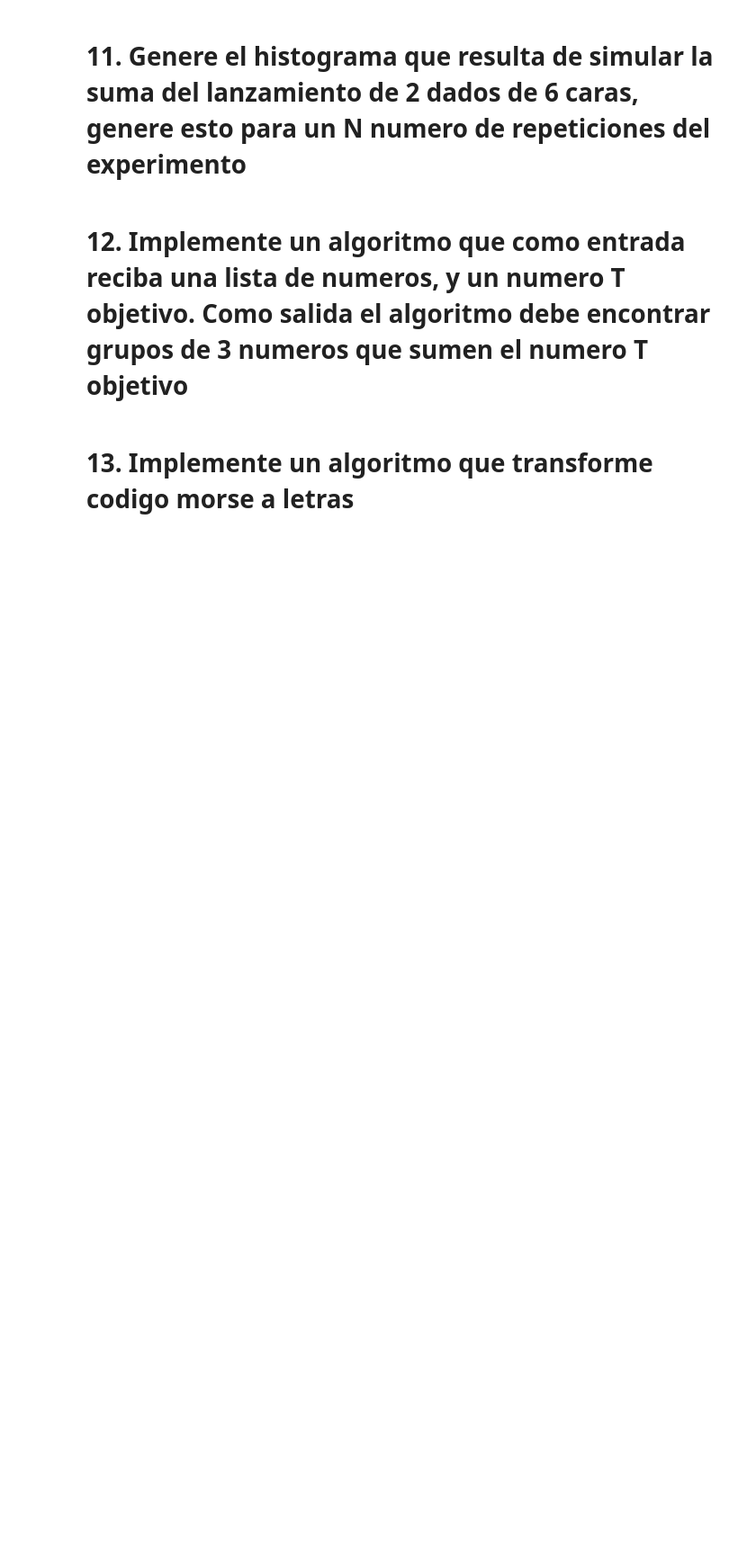
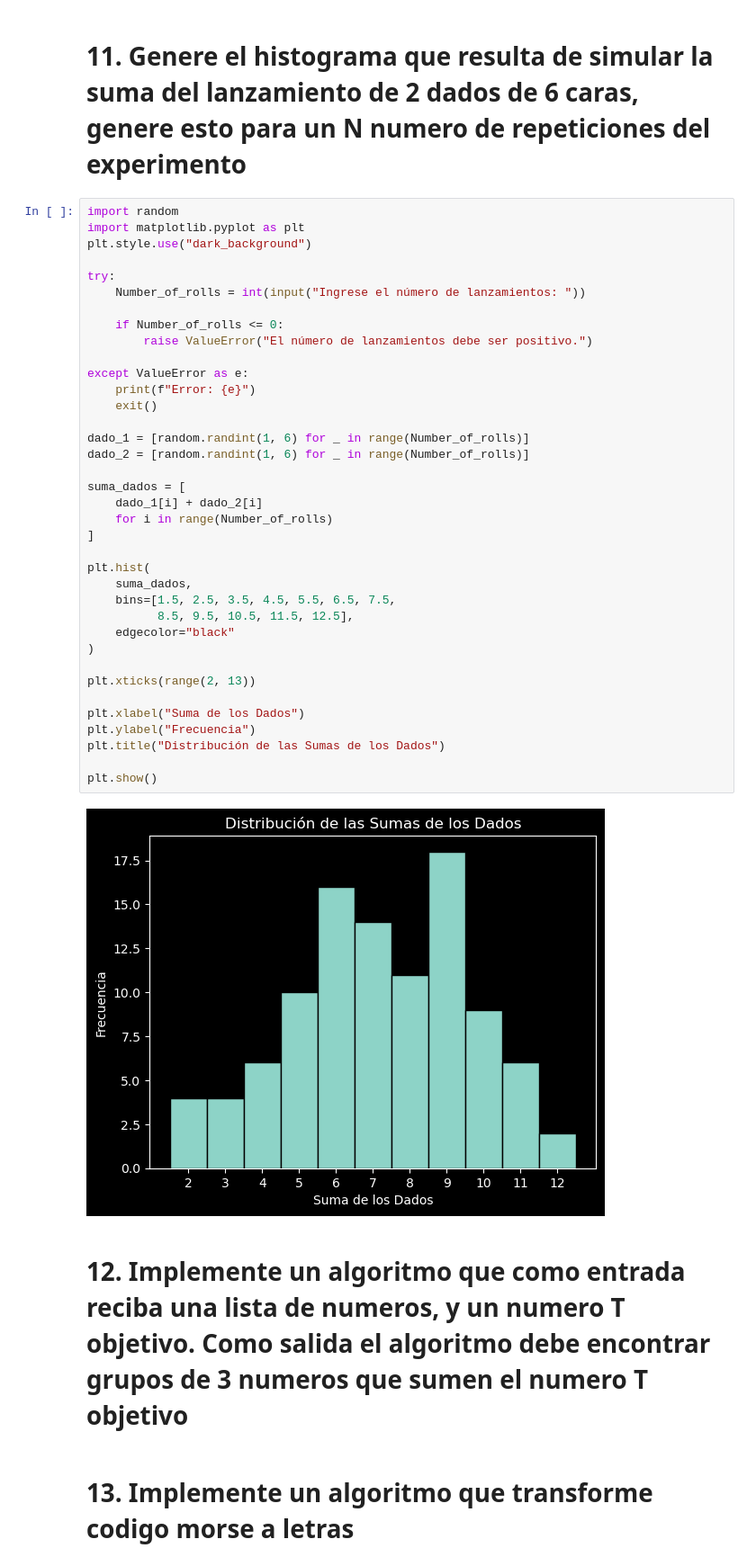
Before and after one commit to Juanse2316/computaci-n_cient-fica, a Jupyter notebook: Taller_corte_1.ipynb, the cells around one changed output. Shown at 90% size. Saved outputs shown, nothing was run; the diff lists cells and outputs as text; blank space fills up the shorter version.

```diff
--- a/Taller_corte_1.ipynb
+++ b/Taller_corte_1.ipynb
@@ -188,5 +475,44 @@ Convierte la cadena "AAABBCDDDD" en "A3B2C1D4"
 # %% [markdown]
 # 11. Genere el histograma que resulta de simular la suma del lanzamiento de 2 dados de 6 caras, genere esto para un N numero de repeticiones del experimento
+# %%
+import random
+import matplotlib.pyplot as plt
+plt.style.use("dark_background")
+
+try:
+    Number_of_rolls = int(input("Ingrese el número de lanzamientos: "))
+
+    if Number_of_rolls <= 0:
+        raise ValueError("El número de lanzamientos debe ser positivo.")
+
+except ValueError as e:
+    print(f"Error: {e}")
+    exit()
+
+dado_1 = [random.randint(1, 6) for _ in range(Number_of_rolls)]
+dado_2 = [random.randint(1, 6) for _ in range(Number_of_rolls)]
+
+suma_dados = [
+    dado_1[i] + dado_2[i]
+    for i in range(Number_of_rolls)
+]
+
+plt.hist(
+    suma_dados,
+    bins=[1.5, 2.5, 3.5, 4.5, 5.5, 6.5, 7.5,
+          8.5, 9.5, 10.5, 11.5, 12.5],
+    edgecolor="black"
+)
+
+plt.xticks(range(2, 13))
+
+plt.xlabel("Suma de los Dados")
+plt.ylabel("Frecuencia")
+plt.title("Distribución de las Sumas de los Dados")
+
+plt.show()
+# %% [output]
+[figure, added]
 # %% [markdown]
 # 12. Implemente un algoritmo que como entrada reciba una lista de numeros, y un numero T objetivo. Como salida el algoritmo debe encontrar grupos de 3 numeros que sumen el numero T objetivo
 # %% [markdown]
```
Also changed, not shown: parts of 12 cells of this notebook.
